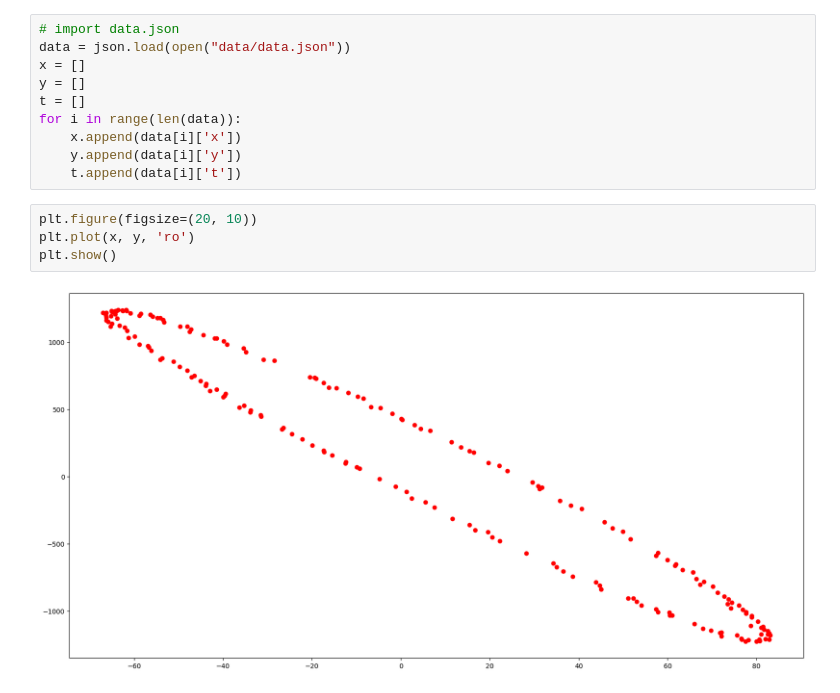
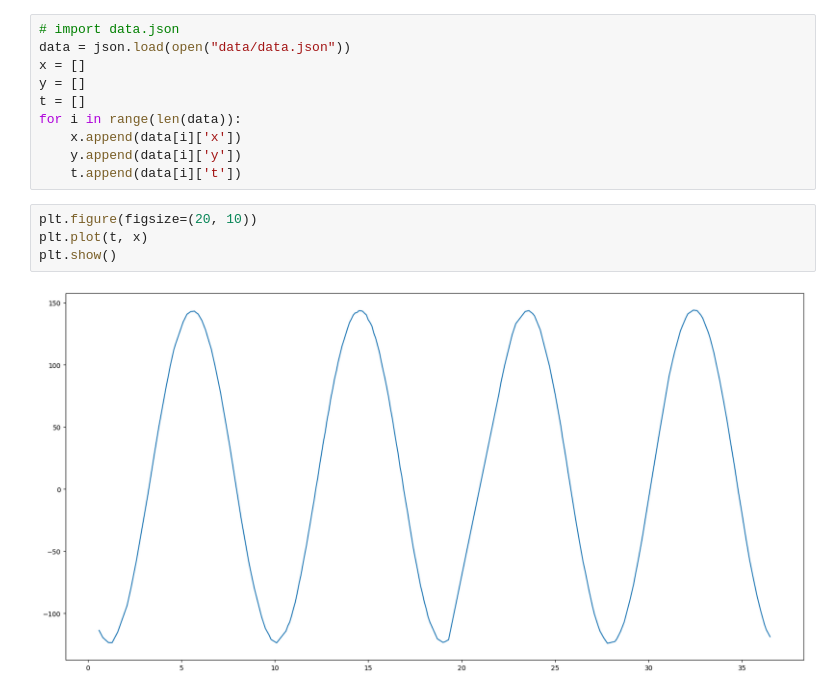
Before and after one commit to adrien-cardinale/Pendule-Foucault-Driving, a Jupyter notebook: driving.ipynb, the cells around one changed output. Saved outputs shown, nothing was run; the diff lists cells and outputs as text.

```diff
--- a/driving.ipynb
+++ b/driving.ipynb
@@ -13,7 +13,7 @@ for i in range(len(data)):
     t.append(data[i]['t'])
 # %%
 plt.figure(figsize=(20, 10))
-plt.plot(x, y, 'ro')
+plt.plot(t, x)
 plt.show()
 # %% [output]
-[figure, old version]
+[figure, new version]
```
Also changed, not shown: 1 other file.
